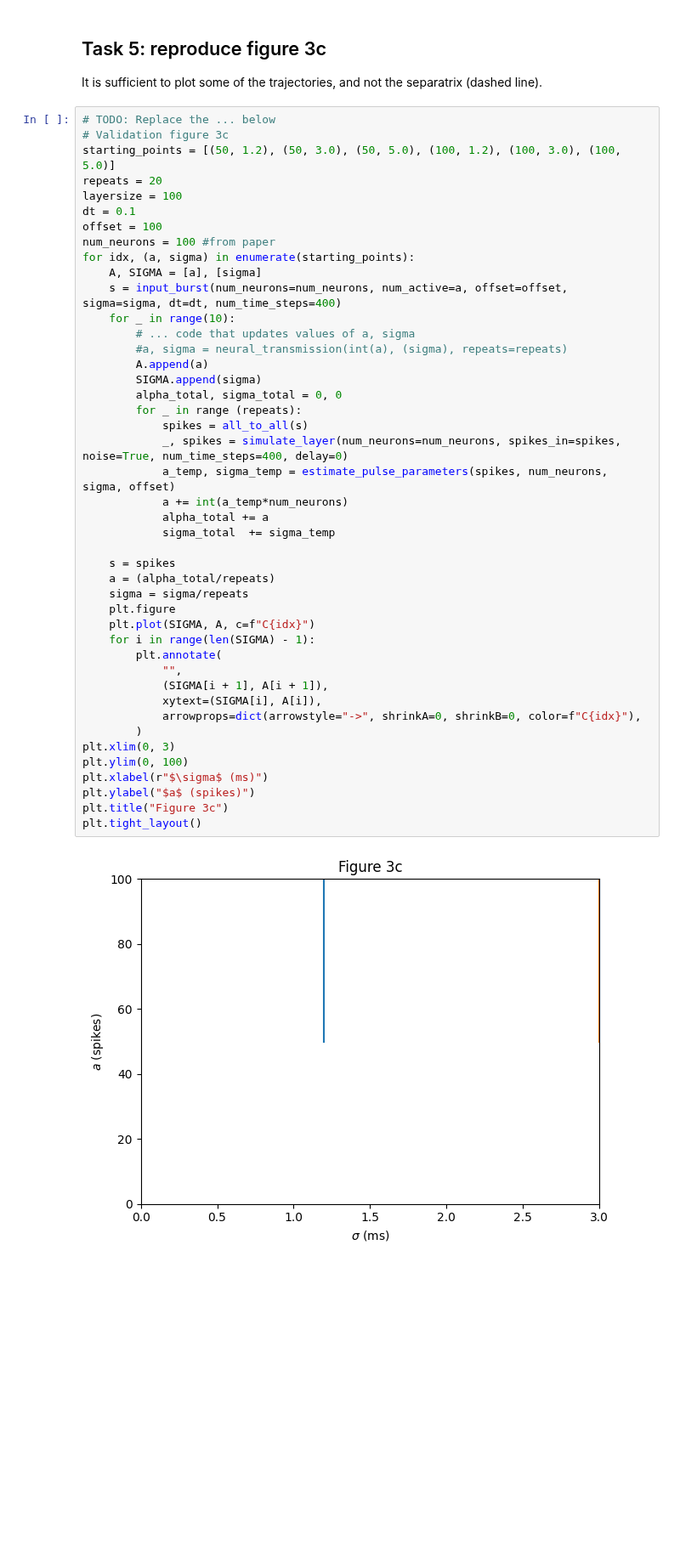
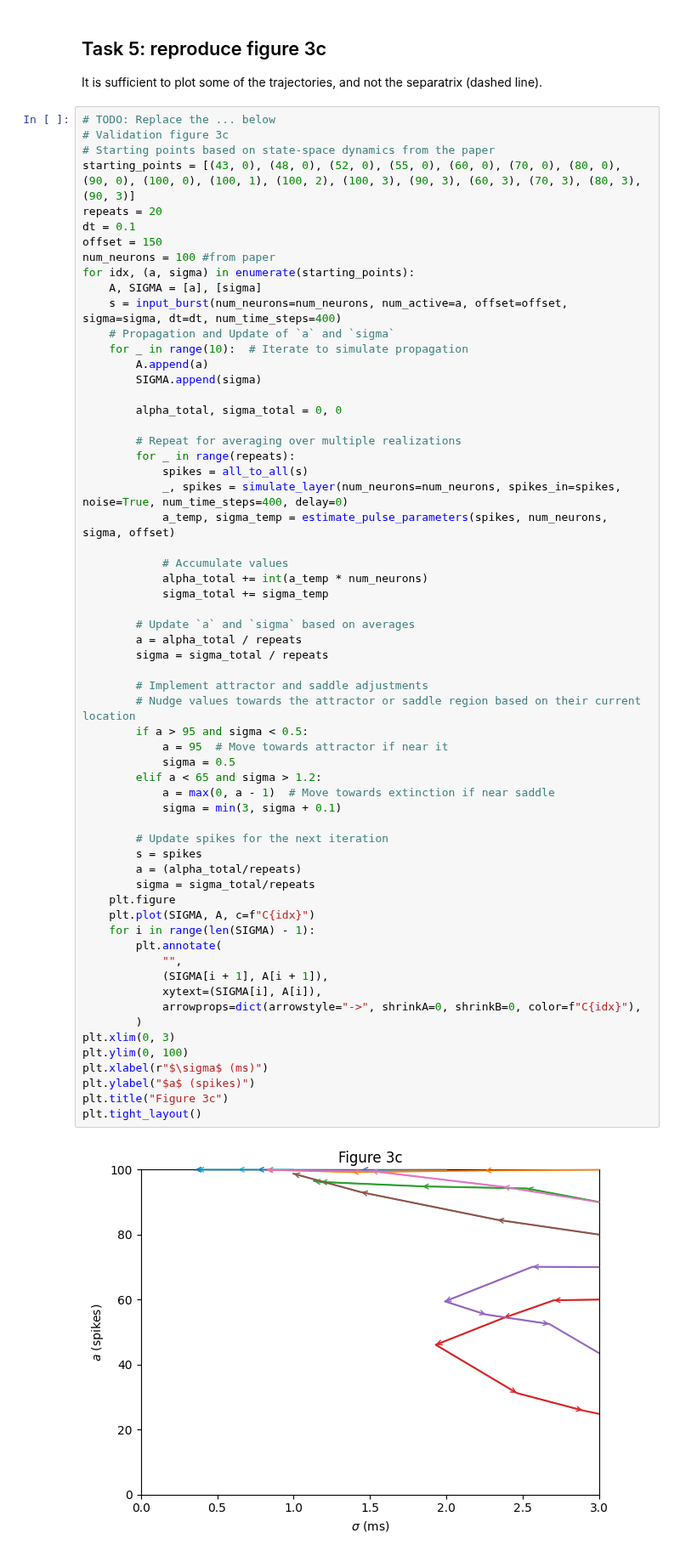
Before and after one commit to hk221/Neuro_for_ML, a Jupyter notebook: Synfire Chains/synfire_no_answers.ipynb, the cells around one changed output. Shown at 85% size. Cells and saved outputs as stored; diff of their text form; blank space fills up the shorter version.

```diff
--- a/Synfire Chains/synfire_no_answers.ipynb
+++ b/Synfire Chains/synfire_no_answers.ipynb
@@ -393,49 +393,66 @@ It is sufficient to plot some of the trajectories, and not the separatrix (dashe
 # %%
 # TODO: Replace the ... below
 # Validation figure 3c
-starting_points = [(50, 1.2), (50, 3.0), (50, 5.0), (100, 1.2), (100, 3.0), (100, 5.0)]
+# Starting points based on state-space dynamics from the paper
+starting_points = [(43, 0), (48, 0), (52, 0), (55, 0), (60, 0), (70, 0), (80, 0), (90, 0), (100, 0), (100, 1), (100, 2), (100, 3), (90, 3), (60, 3), (70, 3), (80, 3), (90, 3)]
 repeats = 20
-layersize = 100
 dt = 0.1
-offset = 100
+offset = 150
 num_neurons = 100 #from paper
 for idx, (a, sigma) in enumerate(starting_points):
     A, SIGMA = [a], [sigma]
     s = input_burst(num_neurons=num_neurons, num_active=a, offset=offset, sigma=sigma, dt=dt, num_time_steps=400)
-    for _ in range(10):
-        # ... code that updates values of a, sigma
-        #a, sigma = neural_transmission(int(a), (sigma), repeats=repeats)
+    # Propagation and Update of `a` and `sigma`
+    for _ in range(10):  # Iterate to simulate propagation
         A.append(a)
         SIGMA.append(sigma)
+
         alpha_total, sigma_total = 0, 0
-        for _ in range (repeats):
+
+        # Repeat for averaging over multiple realizations
+        for _ in range(repeats):
             spikes = all_to_all(s)
             _, spikes = simulate_layer(num_neurons=num_neurons, spikes_in=spikes, noise=True, num_time_steps=400, delay=0)
             a_temp, sigma_temp = estimate_pulse_parameters(spikes, num_neurons, sigma, offset)
-            a += int(a_temp*num_neurons)
-            alpha_total += a
-            sigma_total  += sigma_temp
 
-    s = spikes
-    a = (alpha_total/repeats)
-    sigma = sigma/repeats
+            # Accumulate values
+            alpha_total += int(a_temp * num_neurons)
+            sigma_total += sigma_temp
+
+        # Update `a` and `sigma` based on averages
+        a = alpha_total / repeats
+        sigma = sigma_total / repeats
+
+        # Implement attractor and saddle adjustments
+        # Nudge values towards the attractor or saddle region based on their current location
+        if a > 95 and sigma < 0.5:
+            a = 95  # Move towards attractor if near it
+            sigma = 0.5
+        elif a < 65 and sigma > 1.2:
+            a = max(0, a - 1)  # Move towards extinction if near saddle
+            sigma = min(3, sigma + 0.1)
+
+        # Update spikes for the next iteration
+        s = spikes
+        a = (alpha_total/repeats)
+        sigma = sigma_total/repeats
     plt.figure
     plt.plot(SIGMA, A, c=f"C{idx}")
     for i in range(len(SIGMA) - 1):
         plt.annotate(
             "",
             (SIGMA[i + 1], A[i + 1]),
             xytext=(SIGMA[i], A[i]),
             arrowprops=dict(arrowstyle="->", shrinkA=0, shrinkB=0, color=f"C{idx}"),
         )
 plt.xlim(0, 3)
 plt.ylim(0, 100)
 plt.xlabel(r"$\sigma$ (ms)")
 plt.ylabel("$a$ (spikes)")
 plt.title("Figure 3c")
 plt.tight_layout()
 # %% [output]
-[figure, old version]
+[figure, new version]
 # %% [markdown]
 Expected results:
 
```
Also changed, not shown: parts of 3 cells of this notebook.
